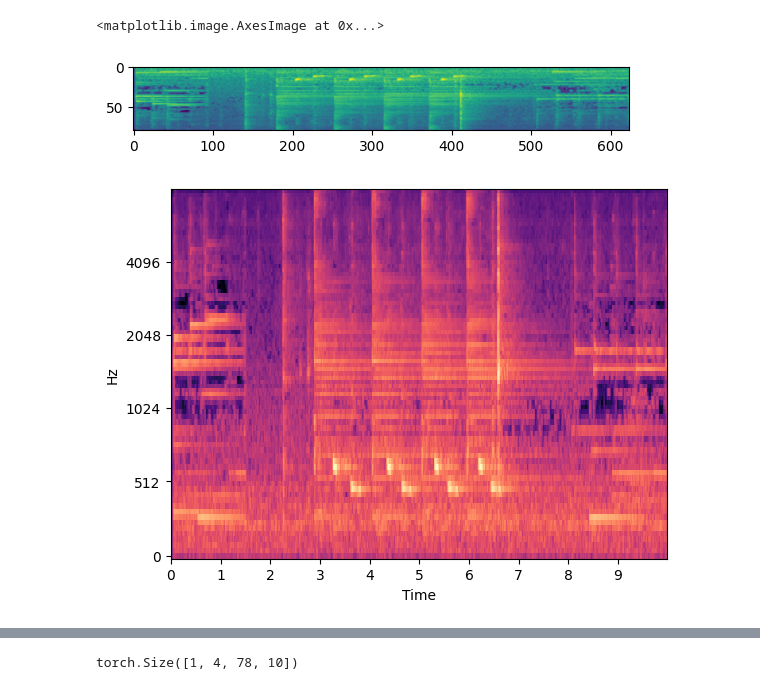
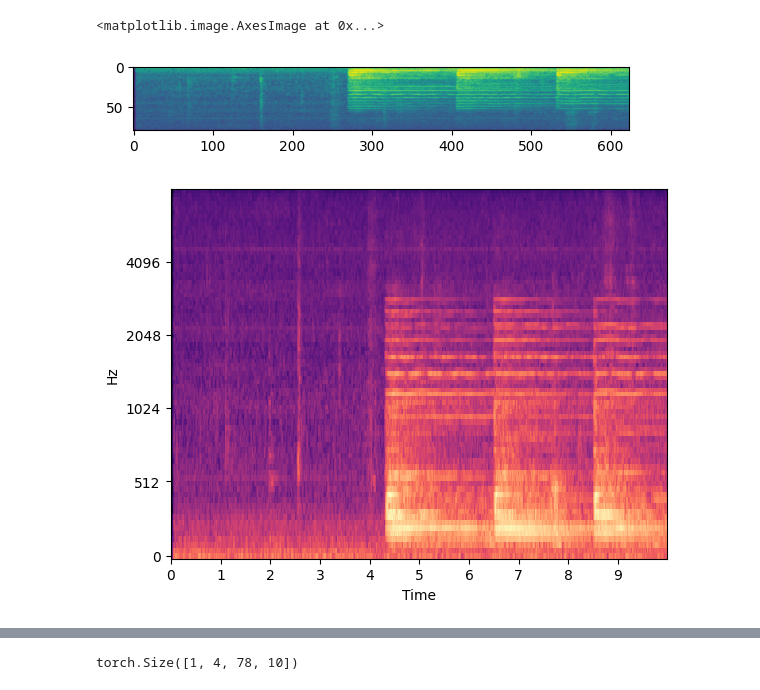
Before and after one commit to HeCheng0625/AudioEditing, a Jupyter notebook: test_temp.ipynb, the cells around one changed output, grey strips where cells are left out. Saved outputs shown, nothing was run; the diff lists cells and outputs as text; code cells hidden in the pictures.

```diff
--- a/test_temp.ipynb
+++ b/test_temp.ipynb
@@ -23,16 +23,16 @@ torch_device = "cuda:0"
 vae.to(torch_device)
 # %%
 test_data_path = "/blob/v-yuancwang/audio_editing_data/audiocaps/mel"
-test_mel = np.load(os.path.join(test_data_path, "--CHY2qO5zc.npy"))
+test_mel = np.load(os.path.join(test_data_path, "-1YwpJxxfNU.npy"))
 plt.imshow(test_mel)
 # %% [output]
 <matplotlib.image.AxesImage at 0x...>
-[figure, old version]
+[figure, new version]
 # %%
 librosa.display.specshow(test_mel, sr=16000, hop_length=256, x_axis='time', y_axis='mel')
 plt.show()
 # %% [output]
-[figure, old version]
+[figure, new version]
 # %%
 with torch.no_grad():
     res_mel = torch.Tensor([[test_mel]]).to(torch.float32)
```
Also changed, not shown: parts of 4 cells of this notebook, 2 other files.
